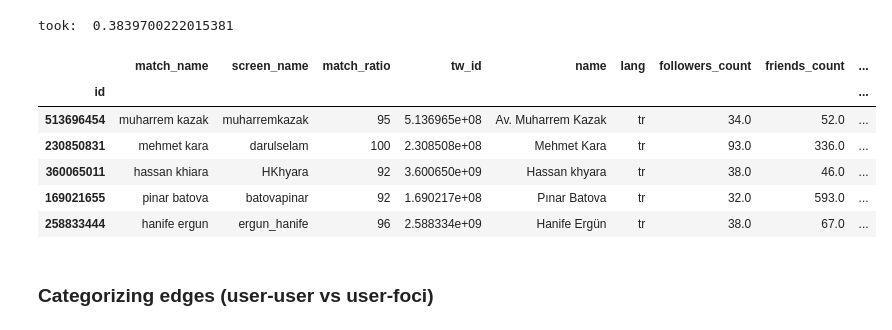
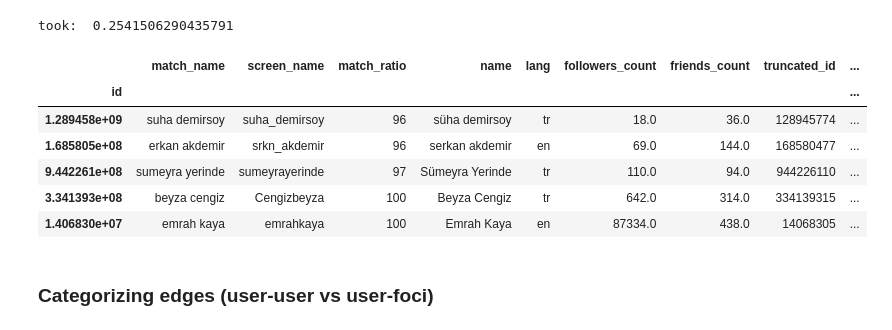
Before and after one commit to AmmarRashed/EventOrient, a Jupyter notebook: notebooks/calculating_closures.ipynb, the cells around one changed output. Saved outputs shown, nothing was run; the diff lists cells and outputs as text; code cells hidden in the pictures.

```diff
--- a/notebooks/calculating_closures.ipynb
+++ b/notebooks/calculating_closures.ipynb
@@ -82,19 +85,19 @@ def calculate_new_edges(d1=d1, d2=d2):
 # %%
 s = time.time()
-new_edges = calculate_new_edges()
+new_edges = calculate_new_edges(cons, d1, d2)
 print("took: ",time.time()-s)
 # %% [output]
-took:  0.3839700222015381
+took:  0.2541506290435791
 # %%
-twitter_users = pd.read_csv("../REST/static/twitter_users.csv", index_col="id")
+twitter_users = pd.read_csv("../REST/static/filtered_twitter_users.csv", index_col="id")
 twitter_users.sample(5)
 # %% [output]
-|  | match_name | screen_name | match_ratio | tw_id | name | lang | followers_count | friends_count | ... |
+|  | match_name | screen_name | match_ratio | name | lang | followers_count | friends_count | truncated_id | ... |
 | id |  |  |  |  |  |  |  |  | ... |
-| 513696454 | muharrem kazak | muharremkazak | 95 | 5.136965e+08 | Av. Muharrem Kazak | tr | 34.0 | 52.0 | ... |
-| 230850831 | mehmet kara | darulselam | 100 | 2.308508e+08 | Mehmet Kara | tr | 93.0 | 336.0 | ... |
-| 360065011 | hassan khiara | HKhyara | 92 | 3.600650e+09 | Hassan khyara | tr | 38.0 | 46.0 | ... |
-| 169021655 | pinar batova | batovapinar | 92 | 1.690217e+08 | Pınar Batova | tr | 32.0 | 593.0 | ... |
-| 258833444 | hanife ergun | ergun_hanife | 96 | 2.588334e+09 | Hanife Ergün | tr | 38.0 | 67.0 | ... |
+| 1.289458e+09 | suha demirsoy | suha_demirsoy | 96 | süha demirsoy | tr | 18.0 | 36.0 | 128945774 | ... |
+| 1.685805e+08 | erkan akdemir | srkn_akdemir | 96 | serkan akdemir | en | 69.0 | 144.0 | 168580477 | ... |
+| 9.442261e+08 | sumeyra yerinde | sumeyrayerinde | 97 | Sümeyra Yerinde | tr | 110.0 | 94.0 | 944226110 | ... |
+| 3.341393e+08 | beyza cengiz | Cengizbeyza | 100 | Beyza Cengiz | tr | 642.0 | 314.0 | 334139315 | ... |
+| 1.406830e+07 | emrah kaya | emrahkaya | 100 | Emrah Kaya | en | 87334.0 | 438.0 | 14068305 | ... |
 # %% [markdown]
 ### Categorizing edges (user-user vs user-foci)
```
Also changed, not shown: parts of 23 cells of this notebook, 14 other files.
